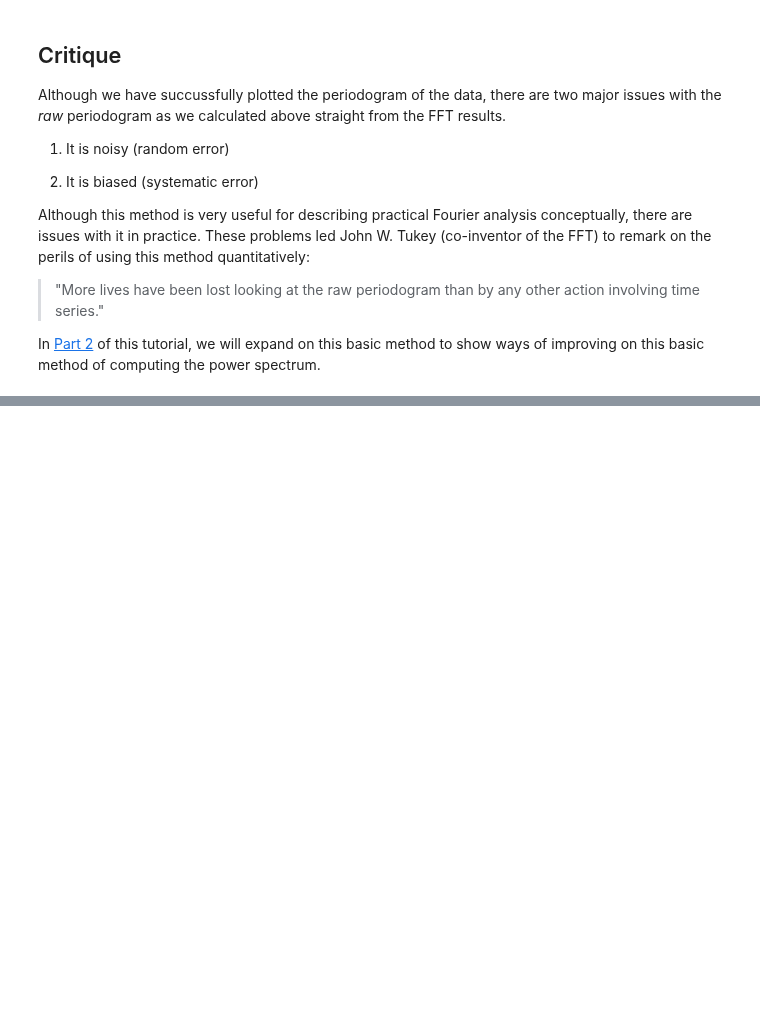
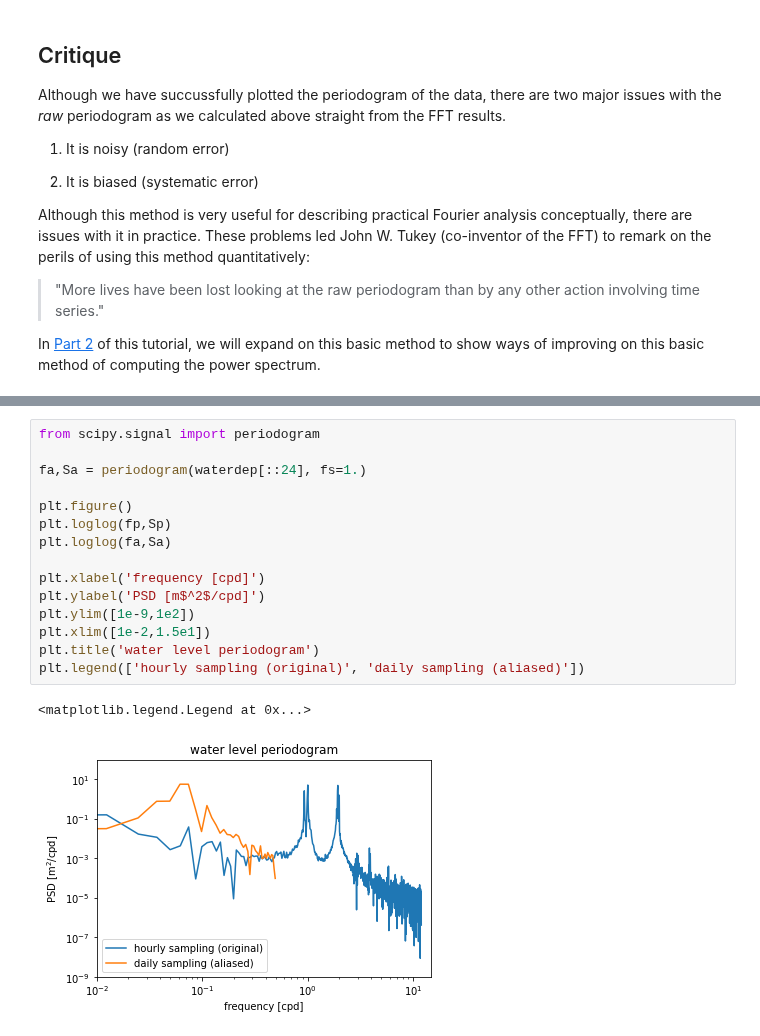
Before and after one commit to tompc35/data_marine_science, a Jupyter notebook: 6-02-lobo-spectral.ipynb, the cells around one changed output, grey strips where cells are left out. Cells and saved outputs as stored; diff of their text form; blank space fills up the shorter version.

```diff
--- a/6-02-lobo-spectral.ipynb
+++ b/6-02-lobo-spectral.ipynb
@@ -249,0 +274,18 @@ In [Part 2](week10b_lobo_spectral_part2.ipynb) of this tutorial, we will expand
+# %%
+from scipy.signal import periodogram
+
+fa,Sa = periodogram(waterdep[::24], fs=1.)
+
+plt.figure()
+plt.loglog(fp,Sp)
+plt.loglog(fa,Sa)
+
+plt.xlabel('frequency [cpd]')
+plt.ylabel('PSD [m$^2$/cpd]')
+plt.ylim([1e-9,1e2])
+plt.xlim([1e-2,1.5e1])
+plt.title('water level periodogram')
+plt.legend(['hourly sampling (original)', 'daily sampling (aliased)'])
+# %% [output]
+<matplotlib.legend.Legend at 0x...>
+[figure, added]
```
Also changed, not shown: parts of 8 cells of this notebook, 10 other files.
